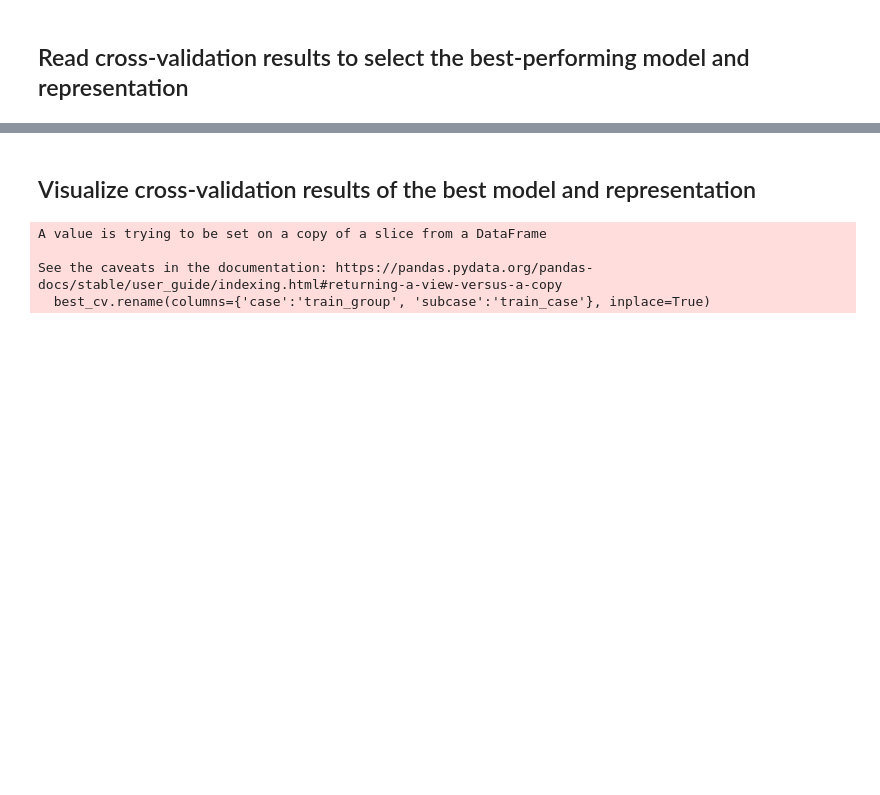
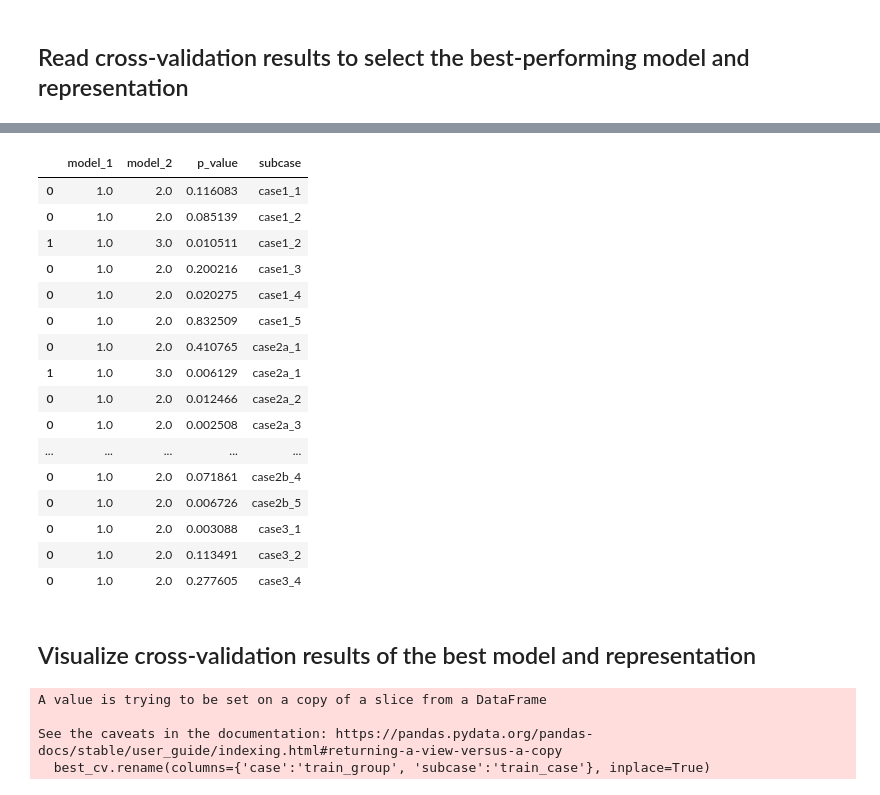
Before and after one commit to andrejw27/dataset-composition-for-genomic-islands-detection, a Jupyter notebook: visualization.ipynb, the cells around one changed output, grey strips where cells are left out. Cells and saved outputs as stored; diff of their text form; code cells hidden in the pictures; blank space fills up the shorter version.

Commit message:
update the statistical test in visualization.ipynb

```diff
--- a/visualization.ipynb
+++ b/visualization.ipynb
@@ -113,0 +118,31 @@ chart#.save("figures/crossval_boxplot_by_case.pdf")
+# %%
+## statistical test per case to see the significance of the difference between models in each training case
+from scipy.stats import friedmanchisquare
+from itertools import combinations
+from scipy.stats import wilcoxon
+
+subcases = final_df_w_rank.subcase.unique()
+subcases = sorted(subcases)
+
+posthoc_df = pd.DataFrame()
+
+for subcase in subcases:
+    sub_df = final_df_w_rank[final_df_w_rank['subcase'] == subcase]
+    f1_matrix = sub_df.pivot(index="fold", columns="rank_per_subcase", values="f1")
+    stat, p = friedmanchisquare(*[f1_matrix[c] for c in f1_matrix.columns])
+    print(f"{subcase}: Friedman χ² = {stat:.3f}, p = {p}")
+
+    results = []
+
+    for m1, m2 in combinations(f1_matrix.columns, 2):
+        stat, p = wilcoxon(f1_matrix[m1], f1_matrix[m2])
+        results.append((m1, m2, p))
+
+    posthoc = pd.DataFrame(results, columns=['model_1', 'model_2', 'p_value'])
+    posthoc['subcase'] = subcase
+
+    posthoc_df = pd.concat([posthoc_df, posthoc])
+
+    # n_blocks, n_train = f1_matrix.shape
+    # kendalls_w = stat / (n_blocks * (n_train - 1))
+    # print(f"Kendall's W = {kendalls_w:.3f}")
@@ -114,3 +170,26 @@ chart#.save("figures/crossval_boxplot_by_case.pdf")
+# %%
+# for each subcase, check if there is no statistical different between the best model and the other models
+# if p-values > 0.05, then the difference between the best model and the other models is not statistically significant
+# there is no statistical difference between the best model and the second best model
+posthoc_df[(posthoc_df['p_value']>0.001) & (posthoc_df['model_1']==1)]
+# %% [output]
+|  | model_1 | model_2 | p_value | subcase |
+| 0 | 1.0 | 2.0 | 0.116083 | case1_1 |
+| 0 | 1.0 | 2.0 | 0.085139 | case1_2 |
+| 1 | 1.0 | 3.0 | 0.010511 | case1_2 |
+| 0 | 1.0 | 2.0 | 0.200216 | case1_3 |
+| 0 | 1.0 | 2.0 | 0.020275 | case1_4 |
+| 0 | 1.0 | 2.0 | 0.832509 | case1_5 |
+| 0 | 1.0 | 2.0 | 0.410765 | case2a_1 |
+| 1 | 1.0 | 3.0 | 0.006129 | case2a_1 |
+| 0 | 1.0 | 2.0 | 0.012466 | case2a_2 |
+| 0 | 1.0 | 2.0 | 0.002508 | case2a_3 |
+| ... | ... | ... | ... | ... |
+| 0 | 1.0 | 2.0 | 0.071861 | case2b_4 |
+| 0 | 1.0 | 2.0 | 0.006726 | case2b_5 |
+| 0 | 1.0 | 2.0 | 0.003088 | case3_1 |
+| 0 | 1.0 | 2.0 | 0.113491 | case3_2 |
+| 0 | 1.0 | 2.0 | 0.277605 | case3_4 |
 # %% [markdown]
 ## Visualize cross-validation results of the best model and representation
 # %%
```
Also changed, not shown: parts of 10 cells of this notebook.
